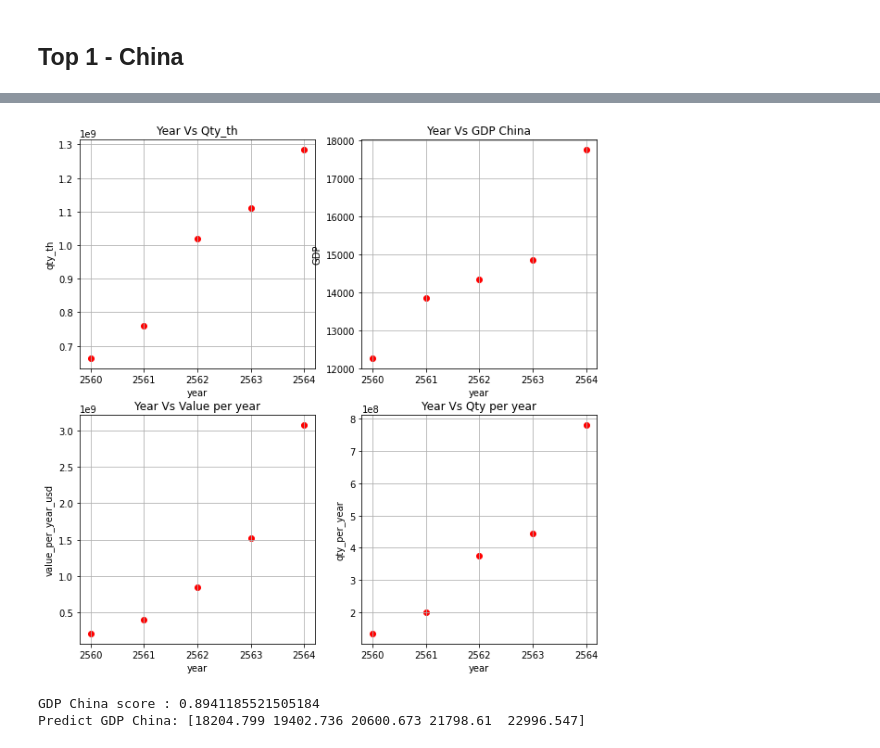
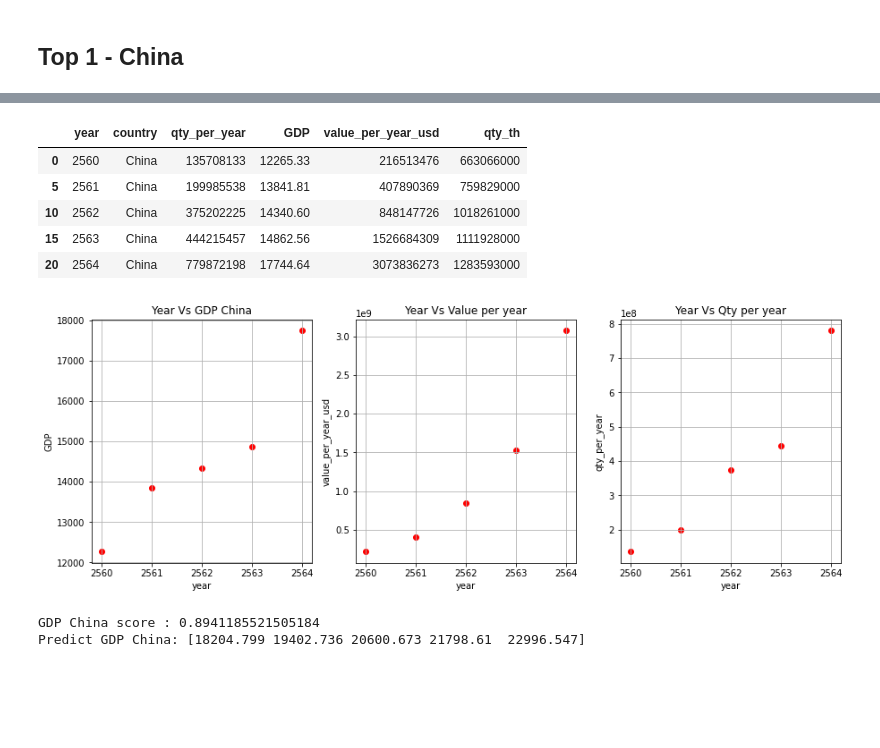
Before and after one commit to IsDaBaeS/DSI314-Project, a Jupyter notebook: multiple_linear_regression.ipynb, the cells around one changed output, grey strips where cells are left out. Saved outputs shown, nothing was run; the diff lists cells and outputs as text; code cells hidden in the pictures; blank space fills up the shorter version.

```diff
--- a/multiple_linear_regression.ipynb
+++ b/multiple_linear_regression.ipynb
@@ -372,38 +512,39 @@ top_1
 # %%
-# top_1.info()
+#@title
+top_1
+# %% [output]
+|  | year | country | qty_per_year | GDP | value_per_year_usd | qty_th |
+| 0 | 2560 | China | 135708133 | 12265.33 | 216513476 | 663066000 |
+| 5 | 2561 | China | 199985538 | 13841.81 | 407890369 | 759829000 |
+| 10 | 2562 | China | 375202225 | 14340.60 | 848147726 | 1018261000 |
+| 15 | 2563 | China | 444215457 | 14862.56 | 1526684309 | 1111928000 |
+| 20 | 2564 | China | 779872198 | 17744.64 | 3073836273 | 1283593000 |
 # %%
 #@title
-plt.figure(figsize=(10, 10))
-plt.subplot(2, 2, 1)
-plt.scatter(top_1['year'], top_1['qty_th'], color='red')
-plt.title('Year Vs Qty_th')
-plt.xlabel('year')
-plt.ylabel('qty_th')
-plt.grid(True)
-
-plt.subplot(2, 2, 2)
+plt.figure(figsize=(15, 5))
+plt.subplot(131)
 plt.scatter(top_1['year'], top_1['GDP'], color='red')
 plt.title('Year Vs GDP China')
 plt.xlabel('year')
 plt.ylabel('GDP')
 plt.grid(True)
 
-plt.subplot(2, 2, 3)
+plt.subplot(132)
 plt.scatter(top_1['year'], top_1['value_per_year_usd'], color='red')
 plt.title('Year Vs Value per year')
 plt.xlabel('year')
 plt.ylabel('value_per_year_usd')
 plt.grid(True)
 
-plt.subplot(2, 2, 4)
+plt.subplot(133)
 plt.scatter(top_1['year'], top_1['qty_per_year'], color='red')
 plt.title('Year Vs Qty per year')
 plt.xlabel('year')
 plt.ylabel('qty_per_year')
 plt.grid(True)
 plt.show()
 # %% [output]
-[figure, old version]
+[figure, new version]
 # %%
 #@title
 model = LinearRegression()
```
Also changed, not shown: parts of 39 cells of this notebook.
